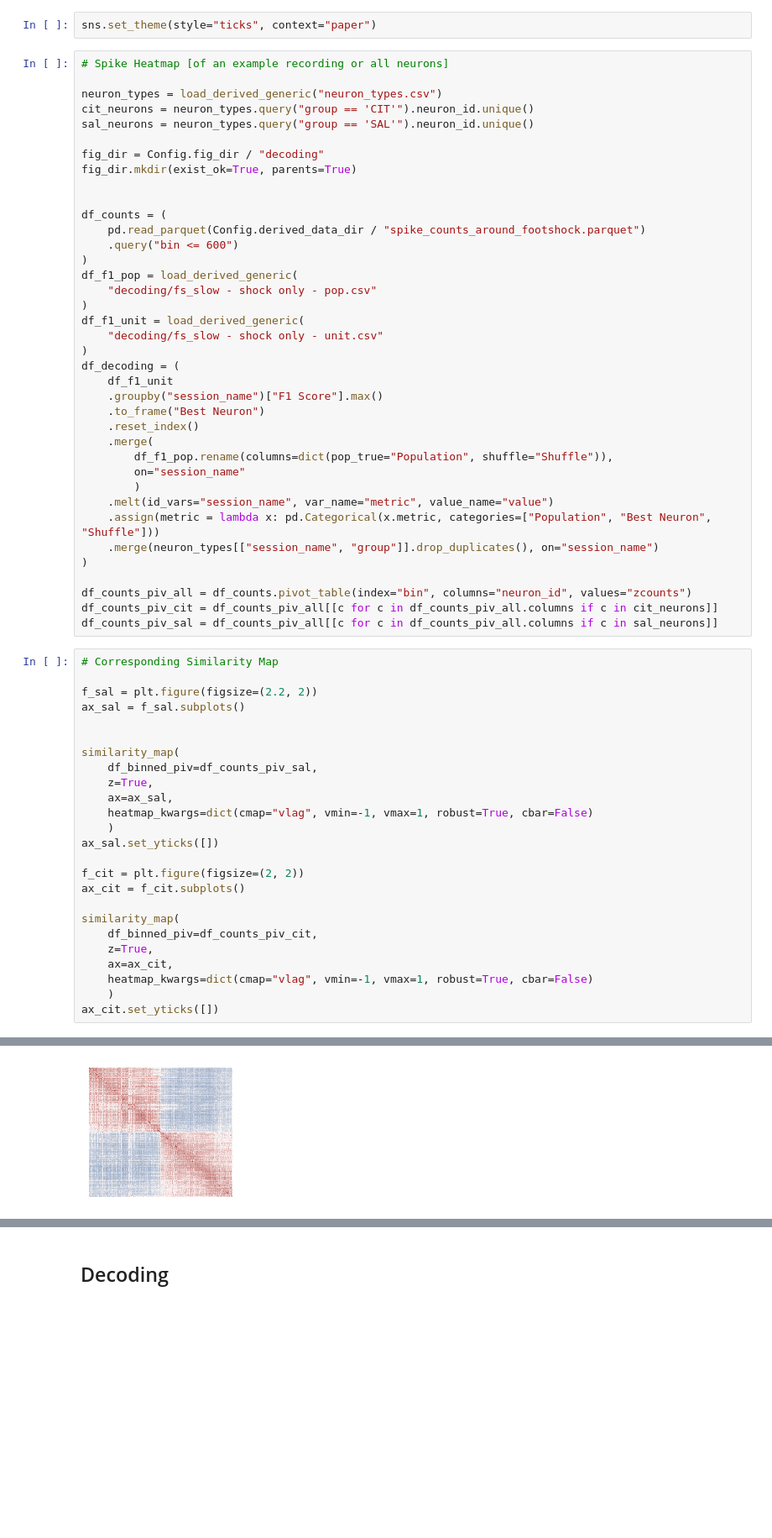
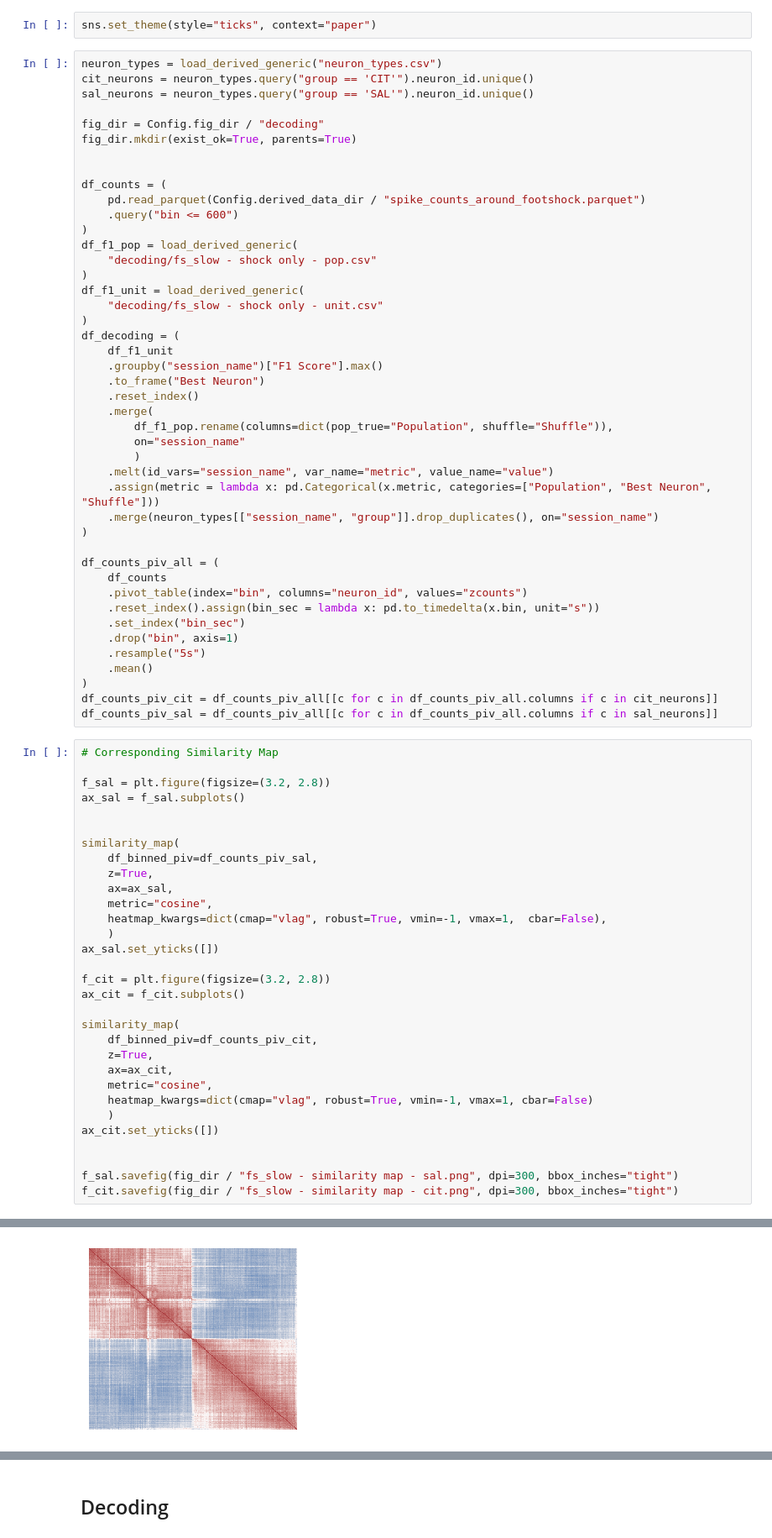
Before and after one commit to Ruairi-osul/SSRI-Interactions, a Jupyter notebook: notebooks/Foot Shock - Slow/Decode Slow Fig.ipynb, the cells around one changed output, grey strips where cells are left out. Shown: that part at 84% size. Cells and saved outputs as stored; diff of their text form; blank space fills up the shorter version.

```diff
--- a/notebooks/Foot Shock - Slow/Decode Slow Fig.ipynb
+++ b/notebooks/Foot Shock - Slow/Decode Slow Fig.ipynb
@@ -17,8 +20,6 @@ Set the environment variable OUTDATED_IGNORE=1 to disable these warnings.
 # %%
 sns.set_theme(style="ticks", context="paper")
 # %%
-# Spike Heatmap [of an example recording or all neurons]
-
 neuron_types = load_derived_generic("neuron_types.csv")
 cit_neurons = neuron_types.query("group == 'CIT'").neuron_id.unique()
 sal_neurons = neuron_types.query("group == 'SAL'").neuron_id.unique()
@@ -51,13 +52,21 @@ df_decoding = (
     .merge(neuron_types[["session_name", "group"]].drop_duplicates(), on="session_name")
 )
 
-df_counts_piv_all = df_counts.pivot_table(index="bin", columns="neuron_id", values="zcounts")
+df_counts_piv_all = (
+    df_counts
+    .pivot_table(index="bin", columns="neuron_id", values="zcounts")
+    .reset_index().assign(bin_sec = lambda x: pd.to_timedelta(x.bin, unit="s"))
+    .set_index("bin_sec")
+    .drop("bin", axis=1)
+    .resample("5s")
+    .mean()
+)
 df_counts_piv_cit = df_counts_piv_all[[c for c in df_counts_piv_all.columns if c in cit_neurons]]
 df_counts_piv_sal = df_counts_piv_all[[c for c in df_counts_piv_all.columns if c in sal_neurons]]
 # %%
 # Corresponding Similarity Map
 
-f_sal = plt.figure(figsize=(2.2, 2))
+f_sal = plt.figure(figsize=(3.2, 2.8))
 ax_sal = f_sal.subplots()
 
 
@@ -65,18 +74,24 @@ similarity_map(
     df_binned_piv=df_counts_piv_sal,
     z=True,
     ax=ax_sal,
-    heatmap_kwargs=dict(cmap="vlag", vmin=-1, vmax=1, robust=True, cbar=False)
+    metric="cosine",
+    heatmap_kwargs=dict(cmap="vlag", robust=True, vmin=-1, vmax=1,  cbar=False),
     )
 ax_sal.set_yticks([])
 
-f_cit = plt.figure(figsize=(2, 2))
+f_cit = plt.figure(figsize=(3.2, 2.8))
 ax_cit = f_cit.subplots()
 
 similarity_map(
     df_binned_piv=df_counts_piv_cit,
     z=True,
     ax=ax_cit,
-    heatmap_kwargs=dict(cmap="vlag", vmin=-1, vmax=1, robust=True, cbar=False)
+    metric="cosine",
+    heatmap_kwargs=dict(cmap="vlag", robust=True, vmin=-1, vmax=1, cbar=False)
     )
 ax_cit.set_yticks([])
+
+
+f_sal.savefig(fig_dir / "fs_slow - similarity map - sal.png", dpi=300, bbox_inches="tight")
+f_cit.savefig(fig_dir / "fs_slow - similarity map - cit.png", dpi=300, bbox_inches="tight")
 # %% [output]
@@ -84 +98 @@ ax_cit.set_yticks([])
-[figure, old version]
+[figure, new version]
```
Also changed, not shown: parts of 6 cells of this notebook, 10 other files.
